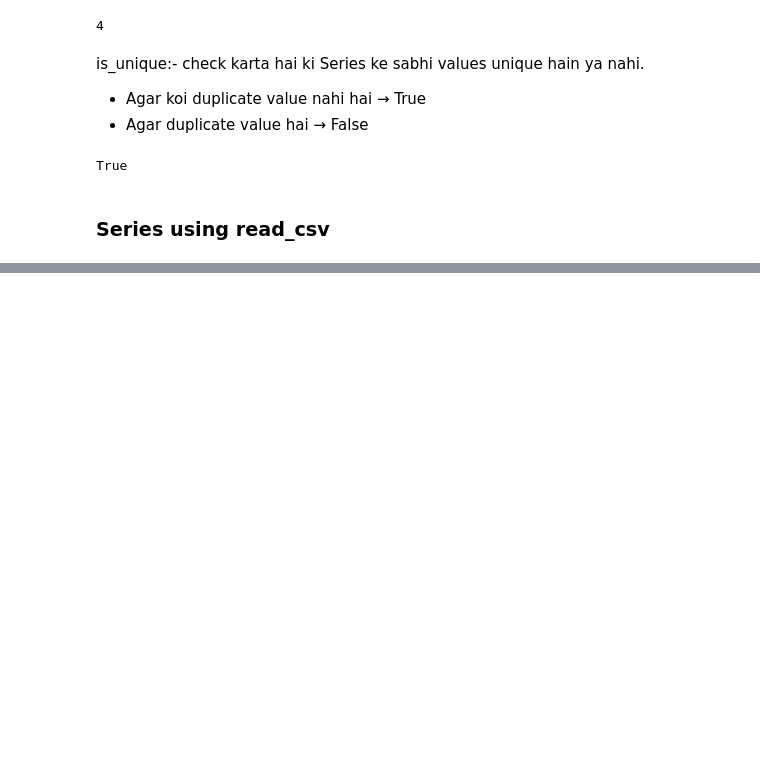
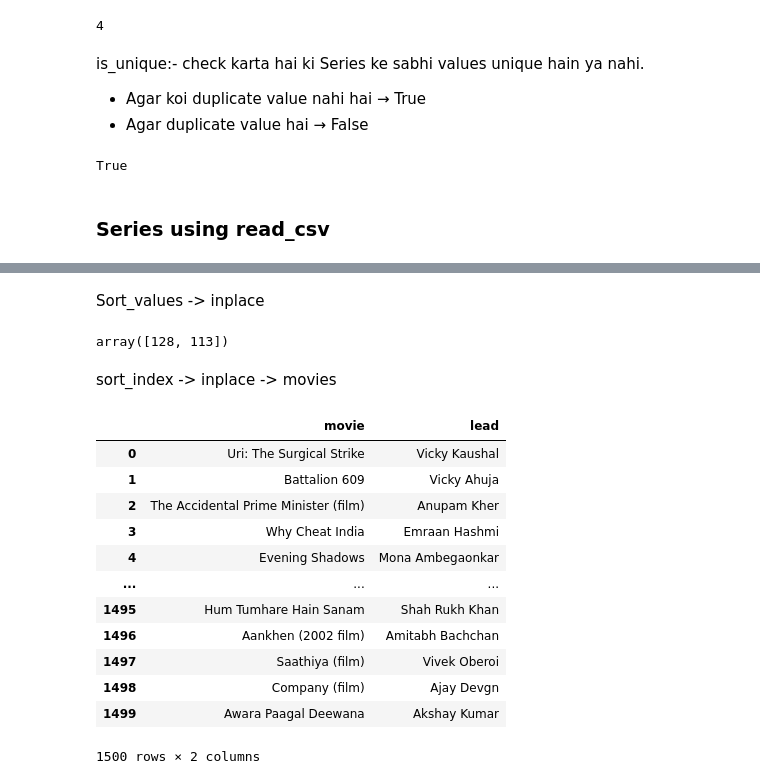
Before and after one commit to Suraj-kumar121K/PANDAS-CURSE, a Jupyter notebook: Pandas_Caurse/Data_Structure/Series/01_Series.ipynb, the cells around one changed output, grey strips where cells are left out. Cells and saved outputs as stored; diff of their text form; code cells hidden in the pictures; blank space fills up the shorter version.

```diff
--- a/Pandas_Caurse/Data_Structure/Series/01_Series.ipynb
+++ b/Pandas_Caurse/Data_Structure/Series/01_Series.ipynb
@@ -115,0 +155,3 @@ True
+# %%
+bollybood = pd.read_csv(r"C:\Users\Anish Kumar\OneDrive\Documents\GitHub\PANDAS-CURSE\DOC\datasets-session-16\bollywood.csv")
+print(bollybood)
@@ -115,0 +234,25 @@ True
+# %% [markdown]
+Sort_values -> inplace
+# %%
+kohli.sort_values(by='runs', ascending=False).head(1).values[0]
+# %% [output]
+array([128, 113])
+# %% [markdown]
+sort_index -> inplace -> movies
+# %%
+bollybood.sort_index(inplace=True)
+bollybood
+# %% [output]
+|  | movie | lead |
+| 0 | Uri: The Surgical Strike | Vicky Kaushal |
+| 1 | Battalion 609 | Vicky Ahuja |
+| 2 | The Accidental Prime Minister (film) | Anupam Kher |
+| 3 | Why Cheat India | Emraan Hashmi |
+| 4 | Evening Shadows | Mona Ambegaonkar |
+| ... | ... | ... |
+| 1495 | Hum Tumhare Hain Sanam | Shah Rukh Khan |
+| 1496 | Aankhen (2002 film) | Amitabh Bachchan |
+| 1497 | Saathiya (film) | Vivek Oberoi |
+| 1498 | Company (film) | Ajay Devgn |
+| 1499 | Awara Paagal Deewana | Akshay Kumar |
+1500 rows × 2 columns
```
Also changed, not shown: parts of 13 cells of this notebook.
